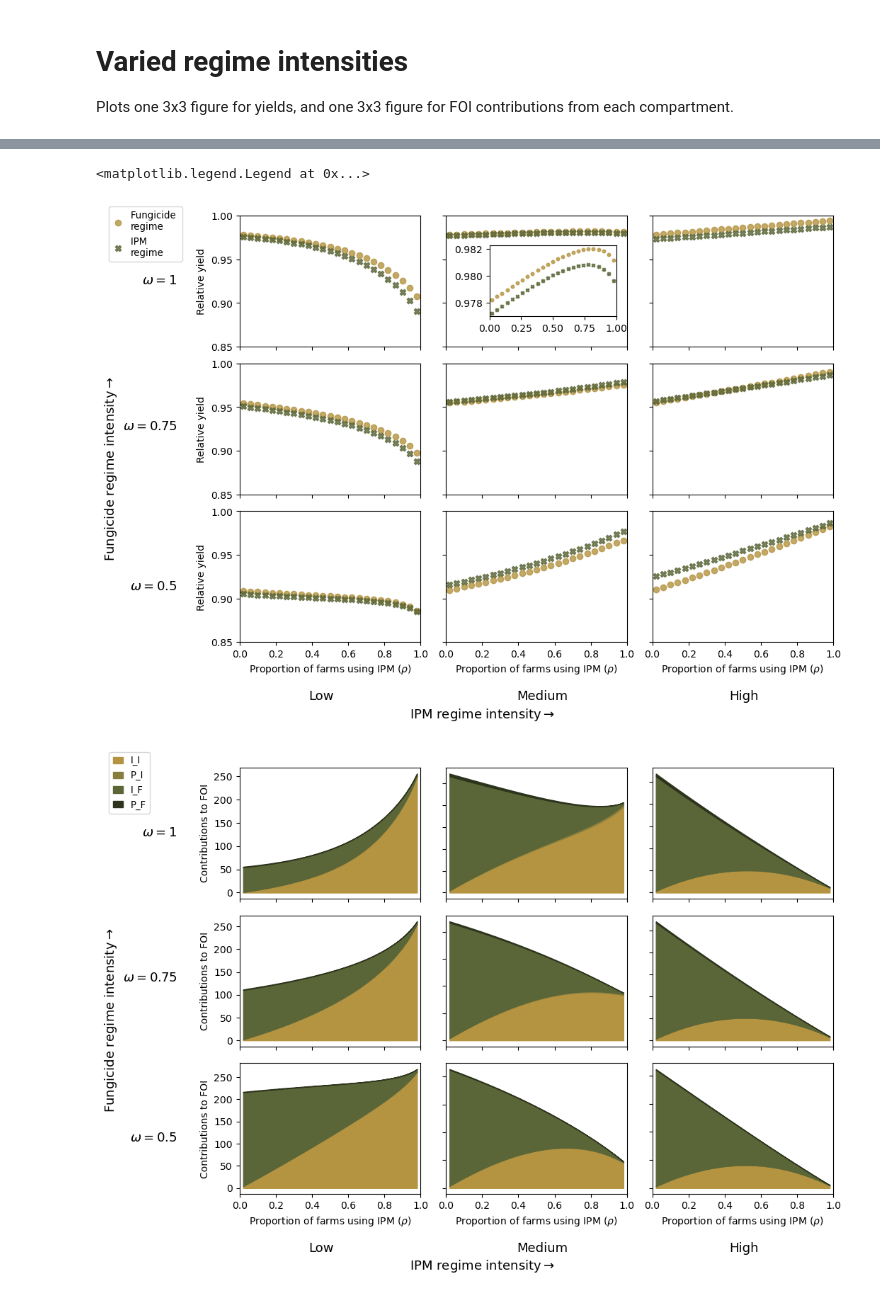
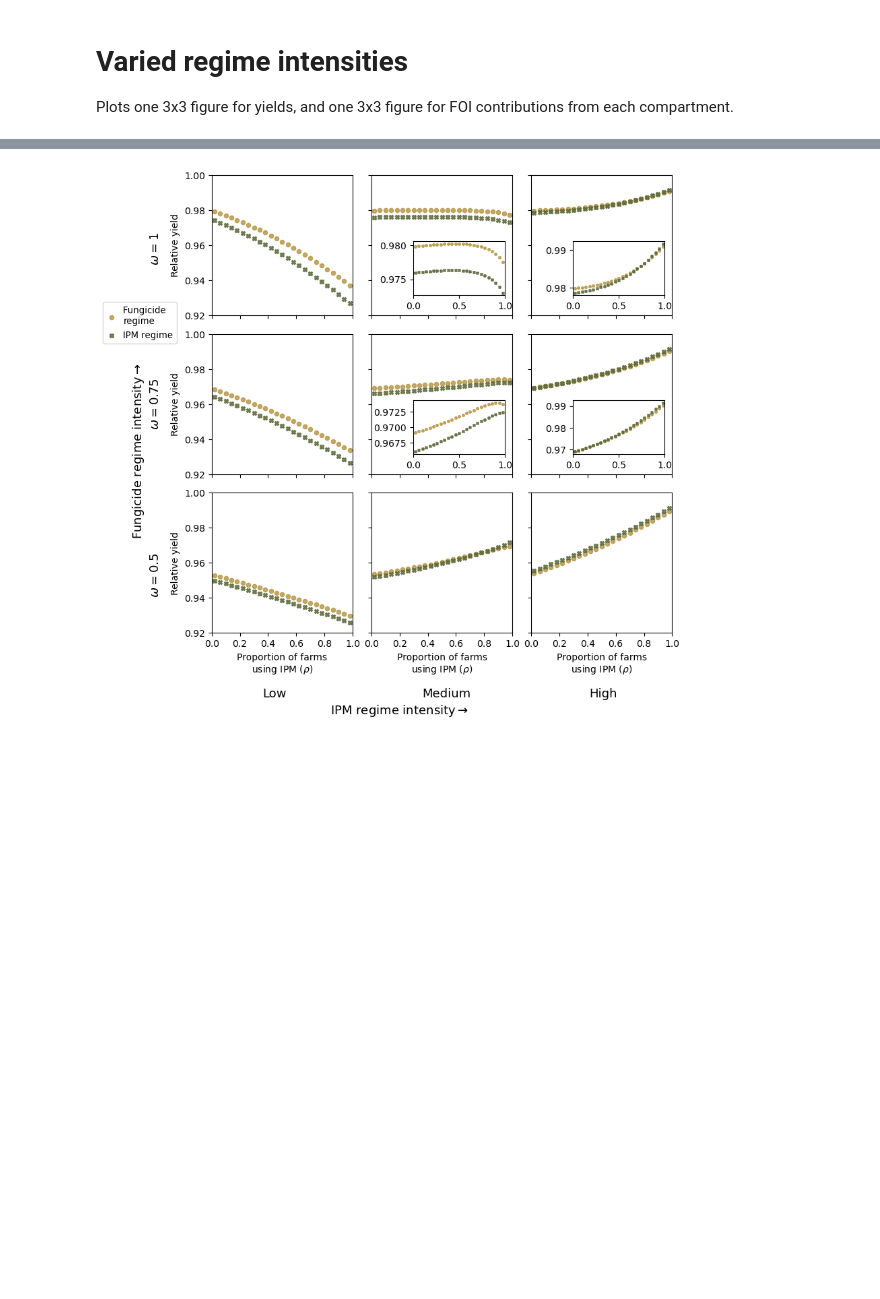
Before and after one commit to emrvincent/IPM_s_tritici_modelling, a Jupyter notebook: Cross contact fields.ipynb, the cells around one changed output, grey strips where cells are left out. Saved outputs shown, nothing was run; the diff lists cells and outputs as text; code cells hidden in the pictures; blank space fills up the shorter version.

```diff
--- a/Cross contact fields.ipynb
+++ b/Cross contact fields.ipynb
@@ -142,17 +173,20 @@ per_capita = True
 # %%
 # Plot yields
 def plot_y(ax, all_YI, all_YF,inset = False):
-    ax.scatter(prop[::2],all_YF[::2],label = "Fungicide \nregime",c=c2,alpha=0.8)
-    ax.scatter(prop[::2],all_YI[::2],label = "IPM \nregime",edgecolors=c4,marker='X',alpha=0.8,facecolors=c4)
+    s=20
+    ax.scatter(prop[::2],all_YF[::2],label = "Fungicide \nregime",c=c2,alpha=0.8,s=s)
+    ax.scatter(prop[::2],all_YI[::2],label = "IPM regime",edgecolors=c4,marker='X',alpha=0.8,facecolors=c4,s=s)
     ax.set_xlim([0,1])
-    ax.set_ylim([0.85,1])
+    ax.set_ylim([0.92,1])
+    s1=7
 
     if inset == True:
         # Plot inset
-        inset_ax = inset_axes(ax,width='70%',height=1, loc="center right",borderpad=1.1)
-        inset_ax.scatter(prop[::2],all_YF[::2],c=c2,alpha=0.8,s=11)
-        inset_ax.scatter(prop[::2],all_YI[::2],edgecolors=c4,marker='X',alpha=0.8,facecolors=c4,s=11)
+        inset_ax = inset_axes(ax,width='65%',height=0.8, loc="lower right",borderpad=1.1,bbox_to_anchor=(0.02, 0.07, 1, 1), bbox_transform=ax.transAxes)
+        inset_ax.scatter(prop[::2],all_YF[::2],c=c2,alpha=0.8,s=s1)
+        inset_ax.scatter(prop[::2],all_YI[::2],edgecolors=c4,marker='X',alpha=0.8,facecolors=c4,s=s1)
         inset_ax.set_xlim([0,1])
+#         inset_ax.set_ylim([0.965,0.975])
 
     return ax
 
@@ -165,82 +199,48 @@ def plot_FOI(ax,FOI):
     return ax
 # %%
 # Set up figures
-figY,axesY = plt.subplots(1,figsize = (11,8))
-figFOIp,axesFOIp = plt.subplots(1,figsize = (11,8))
+figY,axesY = plt.subplots(1,figsize = (9,9))
 locs = [["upper left", "upper center", "upper right"],["center left", "center", "center right"],["lower left", "lower center", "lower right"]]
 
 for i in range(Nipm):
     for j in range(Nf):
-        YI, YF, FOI_plain, FOI_b, FOI_f = get_Y_FOI(r_beta_range[i],sow_delay_range[i],prop_debris_range[i],debris_removal_range[i],biocontrol_dates_range[i], omega_base*(j+2)/4, theta_base, delta_base,per_capita)
-
-#         print("i = " + str(i) + "omega = " + str(omega_base*(j+2)/4))
-#         toprint = np.stack((prop,YI,YF))
-#         print(toprint.T)
+        YI, YF, FOI_plain, FOI_b, FOI_f = all_YI[i,j], all_YF[i,j], all_FOI_plain[i,j], all_FOI_b[i,j], all_FOI_f[i,j]#get_Y_FOI(r_beta_range[i],sow_delay_range[i],prop_debris_range[i],debris_removal_range[i],biocontrol_dates_range[i], omega_base*fung[j], theta_base, delta_base,per_capita)
 
         # Yield plots - with and without insets, done manually
-        if (i == 1 and j == 2):
-            inset_axY = inset_axes(axesY,width='30%',height='30%',loc=locs[Nf-1-j][i],borderpad=0.5,bbox_to_anchor=(0.09, 0.09, 1, 1), bbox_transform=axesY.transAxes)
-            inset_axY = plot_y(inset_axY,YI, YF,True)
+        if (i == 1 or i == 2) and (j != 0):
+            plot_second_inset = True
         else:
-            inset_axY = inset_axes(axesY,width='30%',height='30%',loc=locs[Nf-1-j][i],borderpad=0.5,bbox_to_anchor=(0.09, 0.09, 1, 1), bbox_transform=axesY.transAxes)
-            inset_axY = plot_y(inset_axY,YI, YF)
-
-        # FOI plots
-        inset_axFOIp = inset_axes(axesFOIp,width='30%',height='30%',loc=locs[Nf-1-j][i],borderpad=0.5,bbox_to_anchor=(0.09, 0.09, 1, 1), bbox_transform=axesY.transAxes)
-        inset_axFOIp = plot_FOI(inset_axFOIp,np.trapz(FOI_plain))
+            plot_second_inset = False
+        inset_axY = inset_axes(axesY,width='30%',height='30%',loc=locs[Nf-1-j][i],borderpad=0.5,bbox_to_anchor=(0.09, 0.1, 1, 1), bbox_transform=axesY.transAxes)
+        inset_axY = plot_y(inset_axY,YI, YF, plot_second_inset)
 
         # Show y axis labels where relevant
         if i != 0:
             inset_axY.tick_params(labelleft=False)
-            inset_axFOIp.tick_params(labelleft=False)
         else:
             inset_axY.set_ylabel("Relative yield")
-            inset_axFOIp.set_ylabel("Contributions to FOI")
 
         # Show x axis labels where relevant
         if j != 0:
             inset_axY.tick_params(labelbottom=False)
-            inset_axFOIp.tick_params(labelbottom=False)
         else:
-            inset_axY.set_xlabel(r"Proportion of farms using IPM ($\rho$)")
-            inset_axFOIp.set_xlabel(r"Proportion of farms using IPM ($\rho$)")
+            inset_axY.set_xlabel("Proportion of farms\nusing IPM ("+r"$\rho$)")
 
 # Yield figure details
 axesY.set_xlabel("IPM regime intensity"+ r"$\rightarrow$" ,fontsize=13)
 axesY.set_ylabel("Fungicide regime intensity" + r"$\rightarrow$",fontsize=13)
 axesY.set_xticks([0.7,1.8,2.8,3],labels=["Low","Medium","High",""],fontsize=13)
-axesY.set_yticks([0.7,1.8,2.8,3],labels=["$\omega = 0.5$","$\omega = 0.75$","$\omega = 1$",""],fontsize=13)
+axesY.set_yticks([0.7,1.8,2.8,3],labels=["$\omega = 0.5$","$\omega = 0.75$","$\omega = 1$",""],fontsize=13,rotation=90,va='center')
 axesY.tick_params(axis=u'both', which=u'both',length=0)
 
 axesY.spines["top"].set_visible(False)
 axesY.spines["right"].set_visible(False)
 axesY.spines["bottom"].set_visible(False)
 axesY.spines["left"].set_visible(False)
 
-inset_axY.legend(loc = [-3,0.65],fontsize=9.5,handlelength=1.1)
+inset_axY.legend(loc = [-3.04,-0.2],fontsize=9.5,handlelength=1.1)
 
 # Save figure
 figY.savefig('Figures/Manuscript_final/fig_3x3.pdf', dpi=400)
-
-# FOI figure details
-axesFOIp.set_xlabel("IPM regime intensity"+ r"$\rightarrow$" ,fontsize=13)
-axesFOIp.set_ylabel("Fungicide regime intensity" + r"$\rightarrow$",fontsize=13)
-axesFOIp.set_xticks([0.7,1.8,2.8,3],labels=["Low","Medium","High",""],fontsize=13)
-axesFOIp.set_yticks([0.7,1.8,2.8,3],labels=["$\omega = 0.5$","$\omega = 0.75$","$\omega = 1$",""],fontsize=13)
-axesFOIp.tick_params(axis=u'both', which=u'both',length=0)
-
-axesFOIp.spines["top"].set_visible(False)
-axesFOIp.spines["right"].set_visible(False)
-axesFOIp.spines["bottom"].set_visible(False)
-axesFOIp.spines["left"].set_visible(False)
-
-inset_axFOIp.legend(loc = [-3,0.65],fontsize=9.5,handlelength=1.1)
-
-# if per_capita == True:
-#     axesFOIp.set_title("Contributions (per capita) to FOI on unit farm",fontsize=14)
-# else:
-#     axesFOIp.set_title("Contributions to FOI on unit farm",fontsize=14)
 # %% [output]
-<matplotlib.legend.Legend at 0x...>
-[figure, old version]
+[figure, new version]
-[figure, removed]
```
Also changed, not shown: parts of 8 cells of this notebook, 50 other files.
